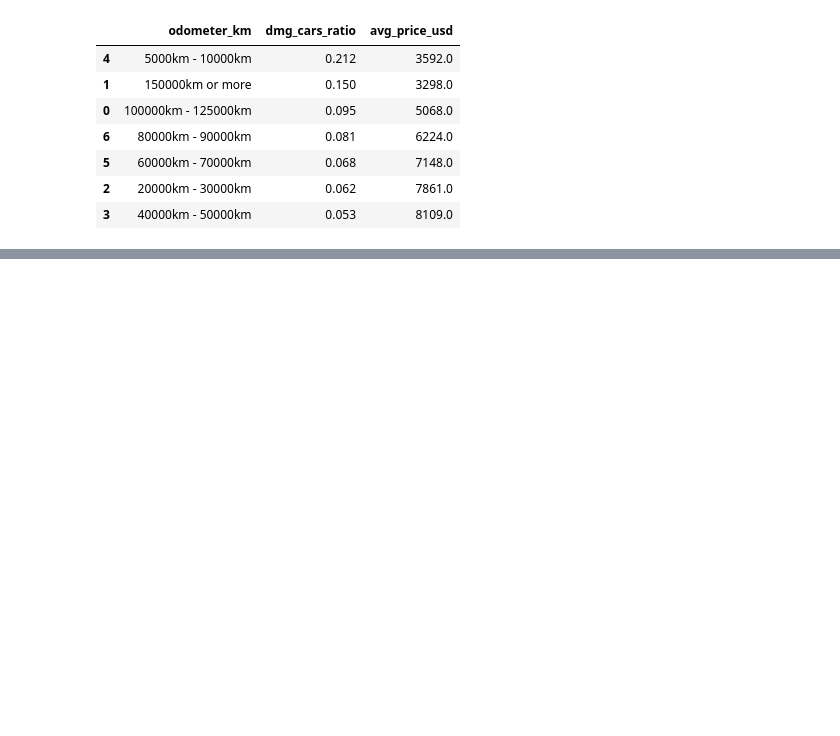
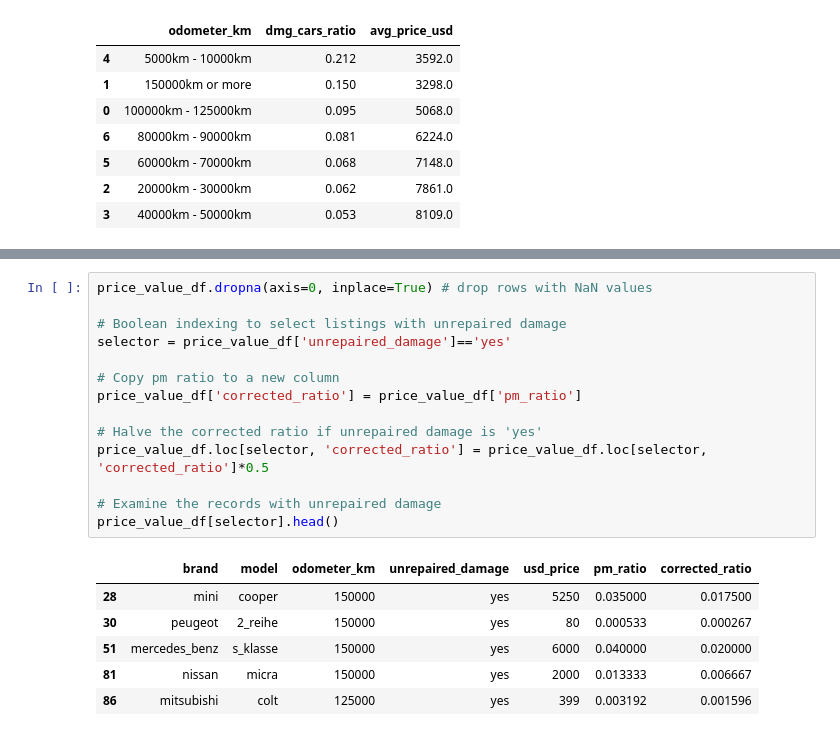
Before and after one commit to Lippins/Ebay_car_sales, a Jupyter notebook: notebook.ipynb, the cells around one changed output, grey strips where cells are left out. Saved outputs shown, nothing was run; the diff lists cells and outputs as text; blank space fills up the shorter version.

```diff
--- a/notebook.ipynb
+++ b/notebook.ipynb
@@ -1197,0 +1285,21 @@ grouped_df
+# %%
+price_value_df.dropna(axis=0, inplace=True) # drop rows with NaN values
+
+# Boolean indexing to select listings with unrepaired damage
+selector = price_value_df['unrepaired_damage']=='yes'
+
+# Copy pm ratio to a new column
+price_value_df['corrected_ratio'] = price_value_df['pm_ratio']
+
+# Halve the corrected ratio if unrepaired damage is 'yes'
+price_value_df.loc[selector, 'corrected_ratio'] = price_value_df.loc[selector, 'corrected_ratio']*0.5
+
+# Examine the records with unrepaired damage
+price_value_df[selector].head()
+# %% [output]
+|  | brand | model | odometer_km | unrepaired_damage | usd_price | pm_ratio | corrected_ratio |
+| 28 | mini | cooper | 150000 | yes | 5250 | 0.035000 | 0.017500 |
+| 30 | peugeot | 2_reihe | 150000 | yes | 80 | 0.000533 | 0.000267 |
+| 51 | mercedes_benz | s_klasse | 150000 | yes | 6000 | 0.040000 | 0.020000 |
+| 81 | nissan | micra | 150000 | yes | 2000 | 0.013333 | 0.006667 |
+| 86 | mitsubishi | colt | 125000 | yes | 399 | 0.003192 | 0.001596 |
```
Also changed, not shown: parts of 21 cells of this notebook.
